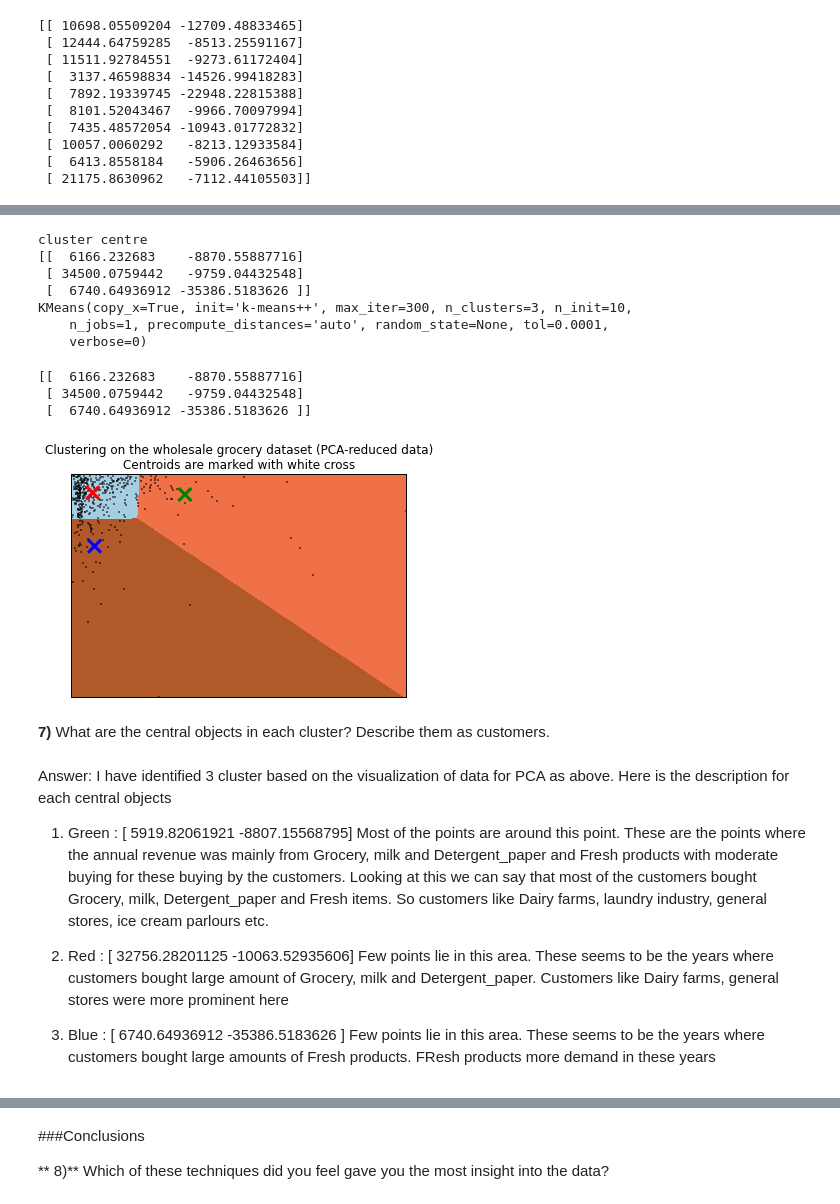
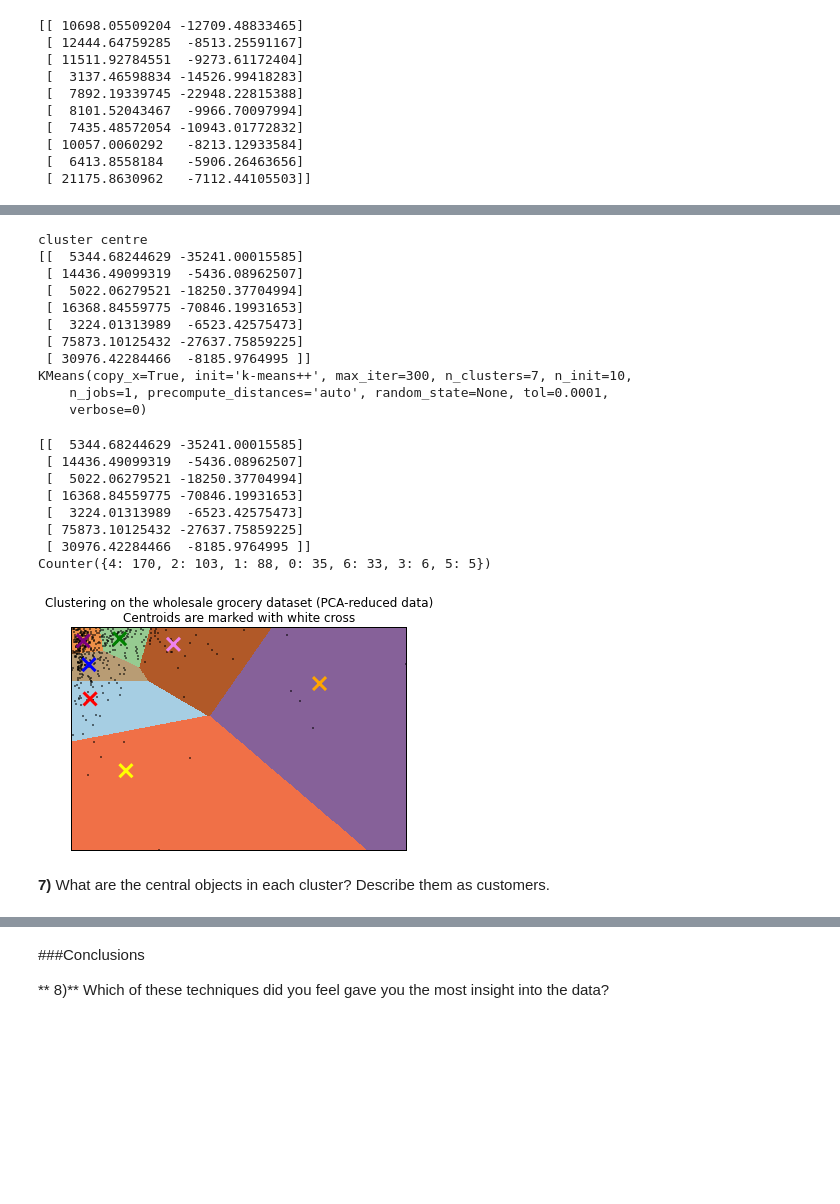
Before and after one commit to ibnipun10/MachineLearningUdacityNanoDegree, a Jupyter notebook: P3/customer_segments/customer_segments/customer_segments.ipynb, the cells around one changed output, grey strips where cells are left out. Cells and saved outputs as stored; diff of their text form; code cells hidden in the pictures; blank space fills up the shorter version.

```diff
--- a/P3/customer_segments/customer_segments/customer_segments.ipynb
+++ b/P3/customer_segments/customer_segments/customer_segments.ipynb
@@ -238,3 +240,27 @@ print reduced_data[:10]  # print upto 10 elements
  [ 10057.0060292   -8213.12933584]
  [  6413.8558184   -5906.26463656]
  [ 21175.8630962   -7112.44105503]]
+# %%
+#using elbow to find out how many clusters are required
+
+clusterRange = range(1,20)
+sum = 0
+var = []
+
+for i in clusterRange:
+    clusters = KMeans(n_clusters=i)
+    clusters.fit(reduced_data)
+    sum = sum + clusters.inertia_
+    var.append(clusters.inertia_)
+
+varpercent = []
+for x in var:
+    varpercent.append(x*100/sum)
+
+print varpercent
+
+
+plt.plot(varpercent)
+
+
+#looking at the plot I am planning to take 7 clusters(elbow method)
@@ -242,18 +272,26 @@ print reduced_data[:10]  # print upto 10 elements
 # TODO: Implement your clustering algorithm here, and fit it to the reduced data for visualization
 # The visualizer below assumes your clustering object is named 'clusters'
 
-clusters = KMeans(n_clusters=3)
+
+
+clusters = KMeans(n_clusters=7)
+#clusters = GMM(n_components=4)
 clusters.fit(reduced_data)
 
 print "cluster centre"
 print clusters.cluster_centers_
 print clusters
+classlabel = clusters.labels_
 # %% [output]
 cluster centre
-[[  6166.232683    -8870.55887716]
- [ 34500.0759442   -9759.04432548]
- [  6740.64936912 -35386.5183626 ]]
-KMeans(copy_x=True, init='k-means++', max_iter=300, n_clusters=3, n_init=10,
+[[  5344.68244629 -35241.00015585]
+ [ 14436.49099319  -5436.08962507]
+ [  5022.06279521 -18250.37704994]
+ [ 16368.84559775 -70846.19931653]
+ [  3224.01313989  -6523.42575473]
+ [ 75873.10125432 -27637.75859225]
+ [ 30976.42284466  -8185.9764995 ]]
+KMeans(copy_x=True, init='k-means++', max_iter=300, n_clusters=7, n_init=10,
     n_jobs=1, precompute_distances='auto', random_state=None, tol=0.0001,
     verbose=0)
 # %%
@@ -269,46 +307,44 @@ Z = clusters.predict(np.c_[xx.ravel(), yy.ravel()])
 # %%
 # TODO: Find the centroids for KMeans or the cluster means for GMM
 
+import collections
 centroids = clusters.cluster_centers_
 print centroids
+
+#count of customers belong to a cluster
+print collections.Counter(classlabel)
 # %% [output]
-[[  6166.232683    -8870.55887716]
- [ 34500.0759442   -9759.04432548]
- [  6740.64936912 -35386.5183626 ]]
+[[  5344.68244629 -35241.00015585]
+ [ 14436.49099319  -5436.08962507]
+ [  5022.06279521 -18250.37704994]
+ [ 16368.84559775 -70846.19931653]
+ [  3224.01313989  -6523.42575473]
+ [ 75873.10125432 -27637.75859225]
+ [ 30976.42284466  -8185.9764995 ]]
+Counter({4: 170, 2: 103, 1: 88, 0: 35, 6: 33, 3: 6, 5: 5})
 # %%
 # Put the result into a color plot
 Z = Z.reshape(xx.shape)
 plt.figure(1)
 plt.clf()
 plt.imshow(Z, interpolation='nearest',
            extent=(xx.min(), xx.max(), yy.min(), yy.max()),
            cmap=plt.cm.Paired,
            aspect='auto', origin='lower')
 
+#t = np.arange(7)
 plt.plot(reduced_data[:, 0], reduced_data[:, 1], 'k.', markersize=2)
 plt.scatter(centroids[:, 0], centroids[:, 1],
             marker='x', s=169, linewidths=3,
-            color='rgb', zorder=10)
+             color=['red','green', 'blue', 'yellow', 'purple', 'orange', 'violet'], zorder=10)
 plt.title('Clustering on the wholesale grocery dataset (PCA-reduced data)\n'
           'Centroids are marked with white cross')
 plt.xlim(x_min, x_max)
 plt.ylim(y_min, y_max)
 plt.xticks(())
 plt.yticks(())
 plt.show()
 # %% [output]
-[figure, old version]
+[figure, new version]
 # %% [markdown]
 **7)** What are the central objects in each cluster? Describe them as customers.
-# %% [markdown]
-Answer: I have identified 3 cluster based on the visualization of data for PCA as above. Here is the description for each central objects
-
-1) Green : [  5919.82061921  -8807.15568795]
-Most of the points are around this point. These are the points where the annual revenue was mainly from Grocery, milk and Detergent_paper and Fresh products with moderate buying for these buying by the customers. Looking at this we can say that most of the customers bought Grocery, milk, Detergent_paper and Fresh items. So customers like Dairy farms, laundry industry, general stores, ice cream parlours etc.
-
-
-2) Red :   [ 32756.28201125 -10063.52935606]
-Few points lie in this area. These seems to be the years where customers bought large amount of Grocery, milk and Detergent_paper. Customers like Dairy farms, general stores were more prominent here
-
-3) Blue :  [ 6740.64936912 -35386.5183626 ]
-Few points lie in this area. These seems to be the years where customers bought large amounts of Fresh products. FResh products more demand in these years
```
Also changed, not shown: parts of 7 cells of this notebook, 2 other files.
